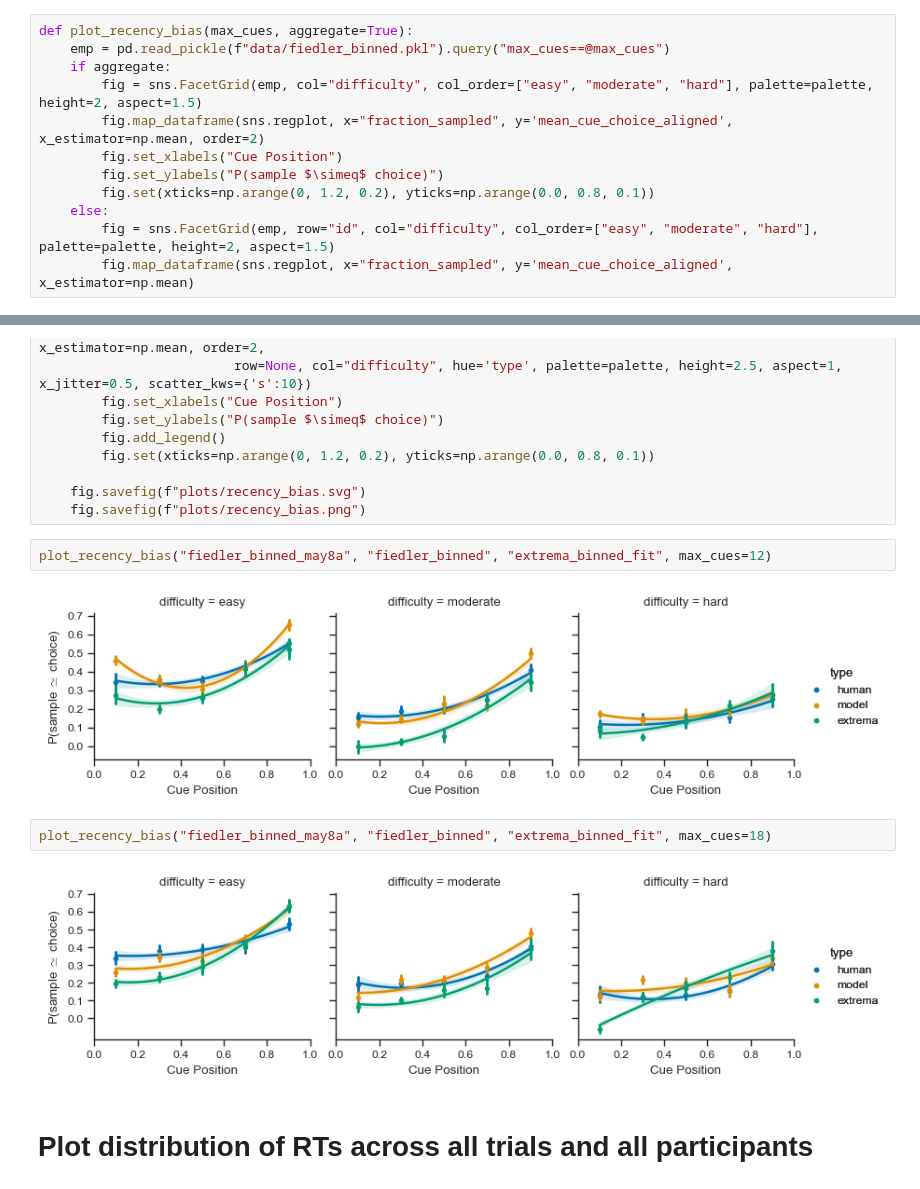
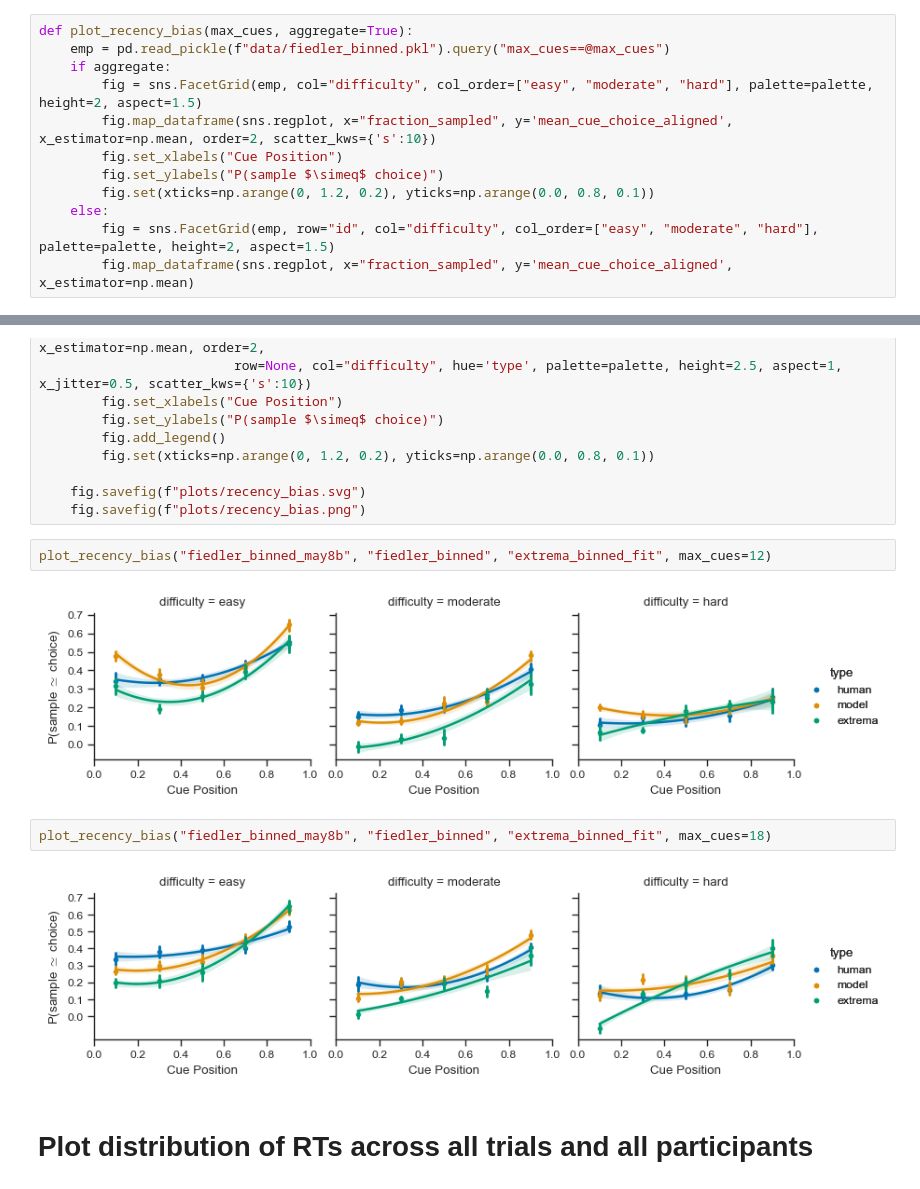
Before and after one commit to psipeter/speed-accuracy-tradeoff, a Jupyter notebook: fiedler_compare.ipynb, the cells around one changed output, grey strips where cells are left out. Saved outputs shown, nothing was run; the diff lists cells and outputs as text.

Commit message:
update fiedler compare with extrema plots

```diff
--- a/fiedler_compare.ipynb
+++ b/fiedler_compare.ipynb
@@ -83,7 +83,7 @@ def plot_recency_bias(max_cues, aggregate=True):
     emp = pd.read_pickle(f"data/fiedler_binned.pkl").query("max_cues==@max_cues")
     if aggregate:
         fig = sns.FacetGrid(emp, col="difficulty", col_order=["easy", "moderate", "hard"], palette=palette, height=2, aspect=1.5)
-        fig.map_dataframe(sns.regplot, x="fraction_sampled", y='mean_cue_choice_aligned', x_estimator=np.mean, order=2)
+        fig.map_dataframe(sns.regplot, x="fraction_sampled", y='mean_cue_choice_aligned', x_estimator=np.mean, order=2, scatter_kws={'s':10})
         fig.set_xlabels("Cue Position")
         fig.set_ylabels("P(sample $\simeq$ choice)")
         fig.set(xticks=np.arange(0, 1.2, 0.2), yticks=np.arange(0.0, 0.8, 0.1))
@@ -466,13 +466,13 @@ def plot_recency_bias(simfile, empfile, extrfile, max_cues, facetgrid=False):
     fig.savefig(f"plots/recency_bias.svg")
     fig.savefig(f"plots/recency_bias.png")
 # %%
-plot_recency_bias("fiedler_binned_may8a", "fiedler_binned", "extrema_binned_fit", max_cues=12)
+plot_recency_bias("fiedler_binned_may8b", "fiedler_binned", "extrema_binned_fit", max_cues=12)
 # %% [output]
-[figure, old version]
+[figure, new version]
 # %%
-plot_recency_bias("fiedler_binned_may8a", "fiedler_binned", "extrema_binned_fit", max_cues=18)
+plot_recency_bias("fiedler_binned_may8b", "fiedler_binned", "extrema_binned_fit", max_cues=18)
 # %% [output]
-[figure, old version]
+[figure, new version]
 # %% [markdown]
 # Plot distribution of RTs across all trials and all participants
 # %%
```
Also changed, not shown: parts of 12 cells of this notebook.
